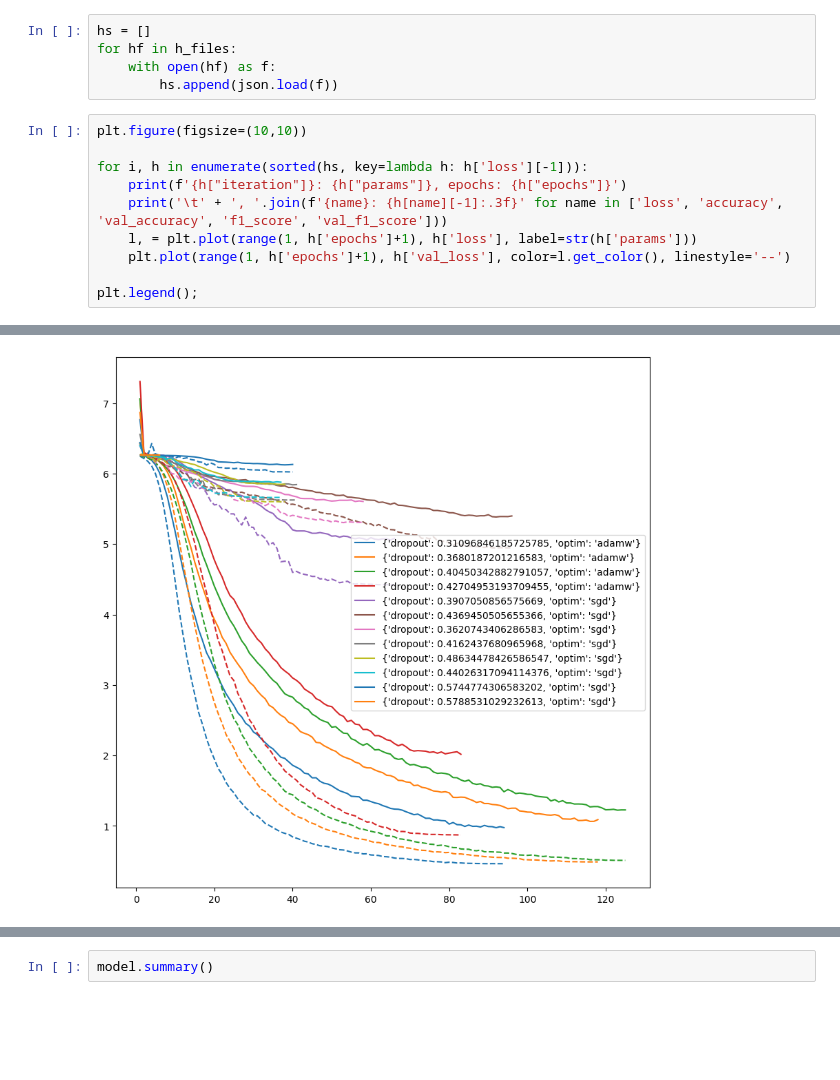
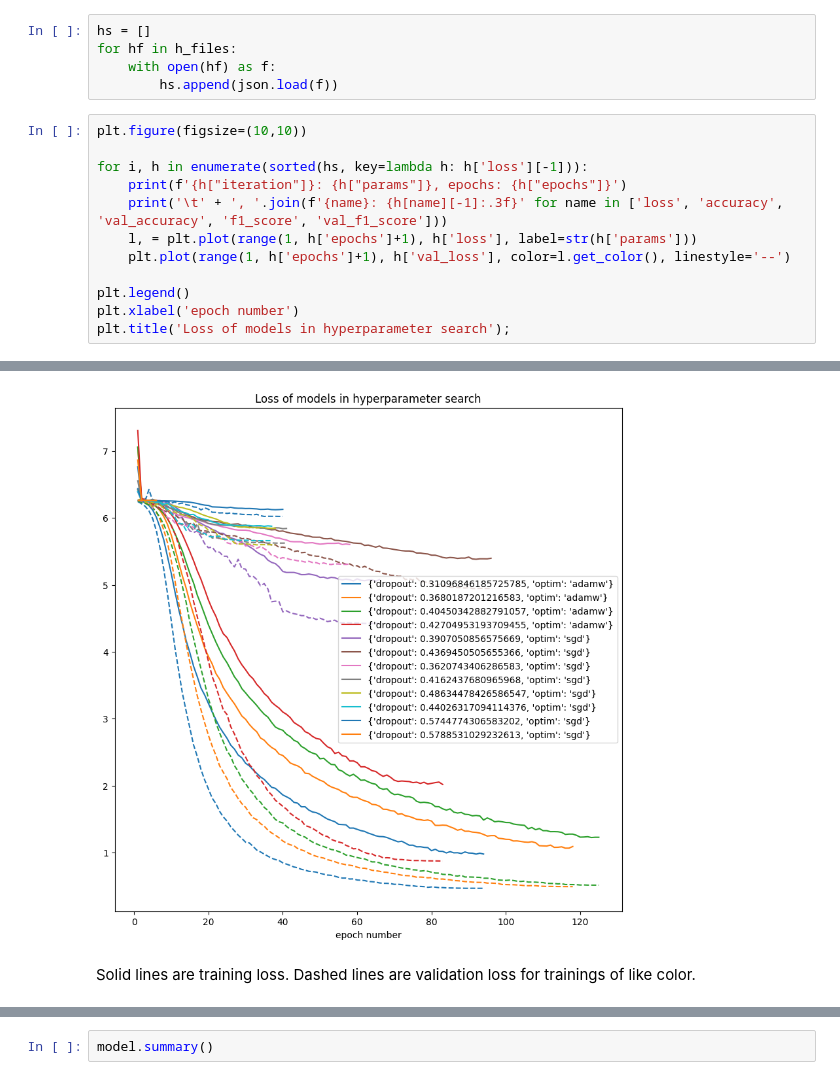
Before and after one commit to jmlazaro25/bird-class, a Jupyter notebook: optim_analysis.ipynb, the cells around one changed output, grey strips where cells are left out. Drawn from its saved outputs; the diff is of its cells as text; blank space fills up the shorter version.

Commit message:
label loss plot

```diff
--- a/optim_analysis.ipynb
+++ b/optim_analysis.ipynb
@@ -14,32 +14,36 @@ for hf in h_files:
 # %%
 plt.figure(figsize=(10,10))
 
 for i, h in enumerate(sorted(hs, key=lambda h: h['loss'][-1])):
     print(f'{h["iteration"]}: {h["params"]}, epochs: {h["epochs"]}')
     print('\t' + ', '.join(f'{name}: {h[name][-1]:.3f}' for name in ['loss', 'accuracy', 'val_accuracy', 'f1_score', 'val_f1_score']))
     l, = plt.plot(range(1, h['epochs']+1), h['loss'], label=str(h['params']))
     plt.plot(range(1, h['epochs']+1), h['val_loss'], color=l.get_color(), linestyle='--')
 
-plt.legend();
+plt.legend()
+plt.xlabel('epoch number')
+plt.title('Loss of models in hyperparameter search');
 # %% [output]
 8: {'dropout': 0.31096846185725785, 'optim': 'adamw'}, epochs: 94
         loss: 0.976, accuracy: 0.729, val_accuracy: 0.885, f1_score: 0.728, val_f1_score: 0.881
 9: {'dropout': 0.3680187201216583, 'optim': 'adamw'}, epochs: 118
         loss: 1.089, accuracy: 0.700, val_accuracy: 0.878, f1_score: 0.698, val_f1_score: 0.873
 4: {'dropout': 0.40450342882791057, 'optim': 'adamw'}, epochs: 125
         loss: 1.227, accuracy: 0.660, val_accuracy: 0.879, f1_score: 0.658, val_f1_score: 0.874
 12: {'dropout': 0.42704953193709455, 'optim': 'adamw'}, epochs: 83
         loss: 2.017, accuracy: 0.482, val_accuracy: 0.822, f1_score: 0.477, val_f1_score: 0.812
 1: {'dropout': 0.3907050856575669, 'optim': 'sgd'}, epochs: 66
         loss: 5.079, accuracy: 0.038, val_accuracy: 0.162, f1_score: 0.030, val_f1_score: 0.098
 10: {'dropout': 0.4369450505655366, 'optim': 'sgd'}, epochs: 96
         loss: 5.398, accuracy: 0.039, val_accuracy: 0.166, f1_score: 0.028, val_f1_score: 0.106
 ... (8 lines left out)
 7: {'dropout': 0.5744774306583202, 'optim': 'sgd'}, epochs: 40
         loss: 6.129, accuracy: 0.006, val_accuracy: 0.014, f1_score: 0.003, val_f1_score: 0.003
 11: {'dropout': 0.5788531029232613, 'optim': 'sgd'}, epochs: 6
         loss: 6.263, accuracy: 0.001, val_accuracy: 0.002, f1_score: 0.000, val_f1_score: 0.000
-[figure, old version]
+[figure, new version]
+# %% [markdown]
+Solid lines are training loss. Dashed lines are validation loss for trainings of like color.
 # %%
 import tensorflow as tf
 
```
Also changed, not shown: parts of 1 cell of this notebook.
